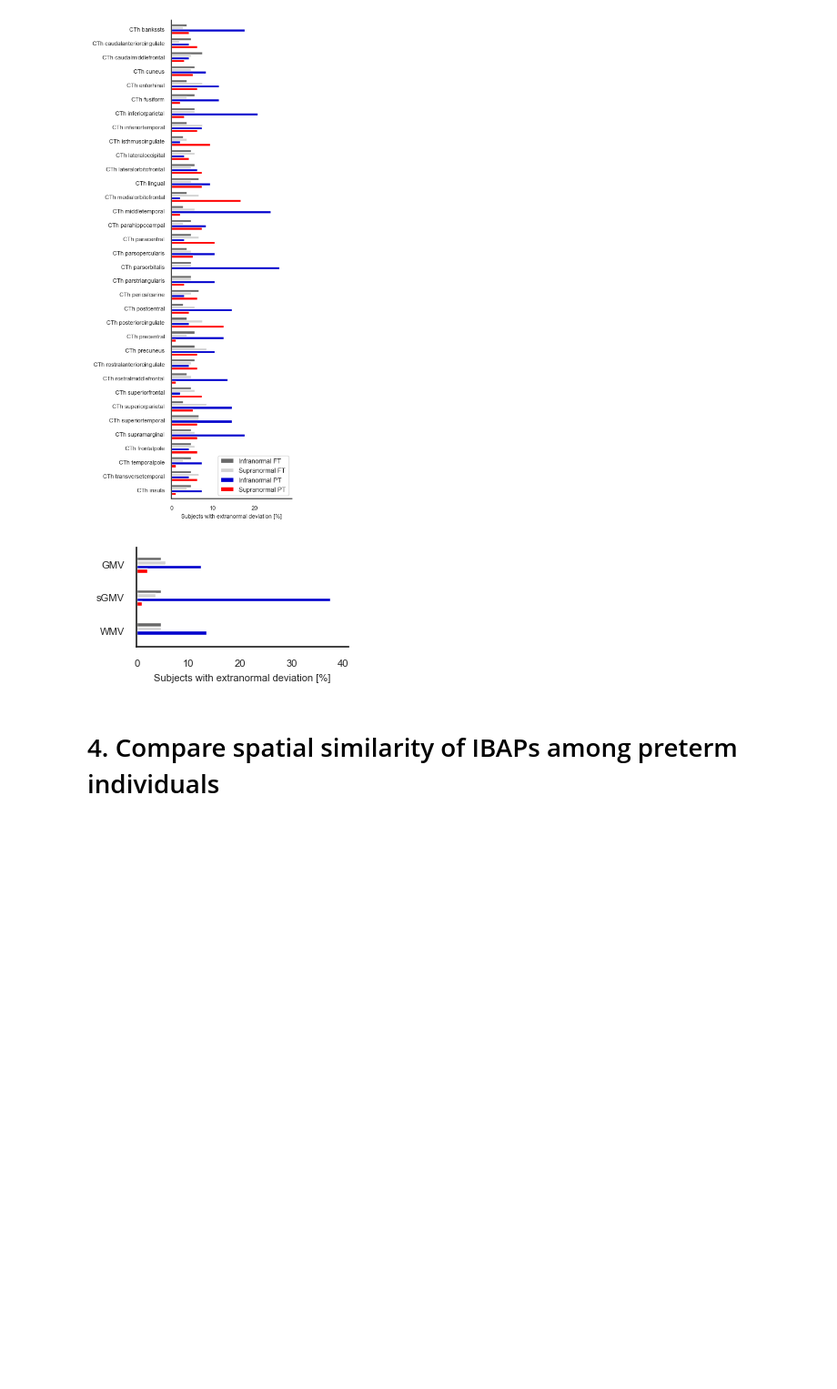
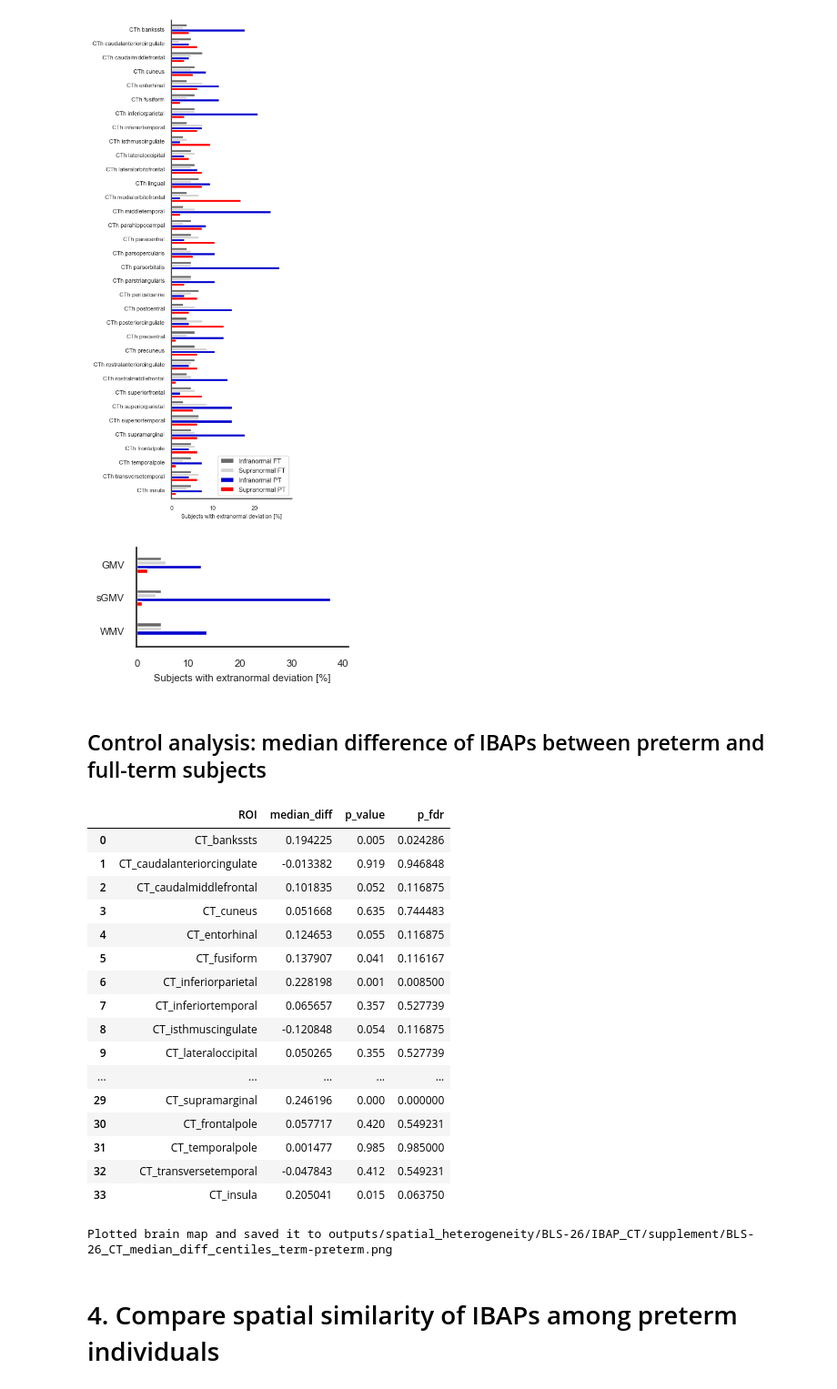
Before and after one commit to Melissa1909/preterm-brain-heterogeneity, a Jupyter notebook: 1_spatialHeterogeneity.ipynb, the cells around one changed output. Shown at 91% size. Cells and saved outputs as stored; diff of their text form; code cells hidden in the pictures; blank space fills up the shorter version.

Commit message:
Add median difference as control analysis

```diff
--- a/1_spatialHeterogeneity.ipynb
+++ b/1_spatialHeterogeneity.ipynb
@@ -416,3 +439,5 @@ plt.savefig(join(out_dir_analysis, f'{dataset}_individual_percentage_outside_nor
 plt.show()
 # %% [output]
 [figure]
+# %% [markdown]
+## Control analysis: median difference of IBAPs between preterm and full-term subjects
@@ -419,3 +447,48 @@ plt.show()
+# %%
+# compute median differences between full-term and preterm groups for each ROI and conduct permutation tests
+p_perms = dict()
+
+for roi in rois_cortical:
+    ft_group_data = ft_scores_df[f'centile_{roi}']
+    pt_group_data = pt_scores_df[f'centile_{roi}']
+
+    # conduct permutation test
+    p_value, perm_diffs, median_diff = median_difference_centiles(ft_group_data, pt_group_data, n_permutations=1000, random_state=42)
+    p_perms[roi] =  median_diff, p_value
+    #plot_permuation_test(median_diff, perm_diffs, roi)
+
+p_perms_df = pd.DataFrame.from_dict(p_perms, orient='index', columns=['median_diff', 'p_value'])
+p_perms_df.index.name = 'ROI'
+p_perms_df.reset_index(inplace=True)
+p_perms_df['p_fdr'] = multipletests(p_perms_df['p_value'], method='fdr_bh')[1]
+p_perms_df
+# %% [output]
+|  | ROI | median_diff | p_value | p_fdr |
+| 0 | CT_bankssts | 0.194225 | 0.005 | 0.024286 |
+| 1 | CT_caudalanteriorcingulate | -0.013382 | 0.919 | 0.946848 |
+| 2 | CT_caudalmiddlefrontal | 0.101835 | 0.052 | 0.116875 |
+| 3 | CT_cuneus | 0.051668 | 0.635 | 0.744483 |
+| 4 | CT_entorhinal | 0.124653 | 0.055 | 0.116875 |
+| 5 | CT_fusiform | 0.137907 | 0.041 | 0.116167 |
+| 6 | CT_inferiorparietal | 0.228198 | 0.001 | 0.008500 |
+| 7 | CT_inferiortemporal | 0.065657 | 0.357 | 0.527739 |
+| 8 | CT_isthmuscingulate | -0.120848 | 0.054 | 0.116875 |
+| 9 | CT_lateraloccipital | 0.050265 | 0.355 | 0.527739 |
+| ... | ... | ... | ... | ... |
+| 29 | CT_supramarginal | 0.246196 | 0.000 | 0.000000 |
+| 30 | CT_frontalpole | 0.057717 | 0.420 | 0.549231 |
+| 31 | CT_temporalpole | 0.001477 | 0.985 | 0.985000 |
+| 32 | CT_transversetemporal | -0.047843 | 0.412 | 0.549231 |
+| 33 | CT_insula | 0.205041 | 0.015 | 0.063750 |
+# %%
+# plot significant results
+sig_median = get_significant_cortical_vals_for_plotting(data=p_perms_df, rois_cortical=rois_cortical,
+                                                        statistic='median_diff', bilateral=True)
+
+outname = join(out_dir_supp, f'{dataset}_{brain_measure}_median_diff_centiles_term-preterm.png')
+plot_brain_map(sig_median, outname, scale=10, limits=(-0.5, 0.5))  # larger scale improves image quality
+# %% [output]
+Plotted brain map and saved it to outputs/spatial_heterogeneity/BLS-26/IBAP_CT/supplement/BLS-26_CT_median_diff_centiles_term-preterm.png
 # %% [markdown]
 # 4. Compare spatial similarity of IBAPs among preterm individuals
 # %%
```
Also changed, not shown: parts of 5 cells of this notebook, 20 other files.
